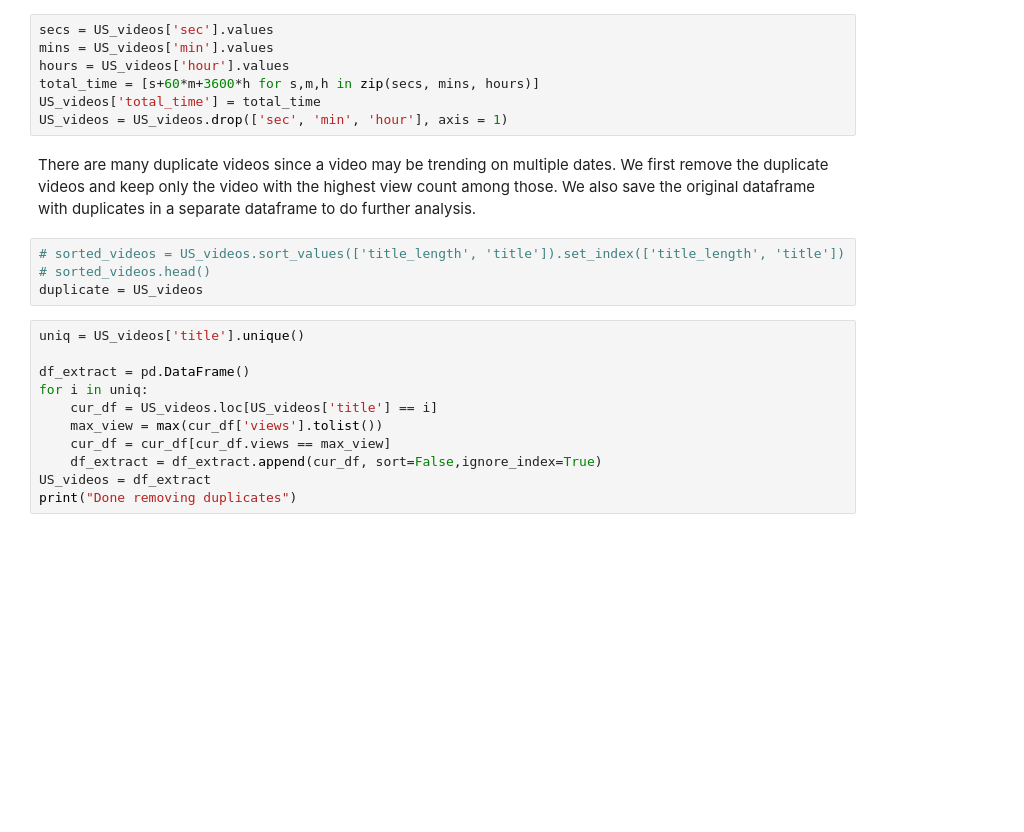
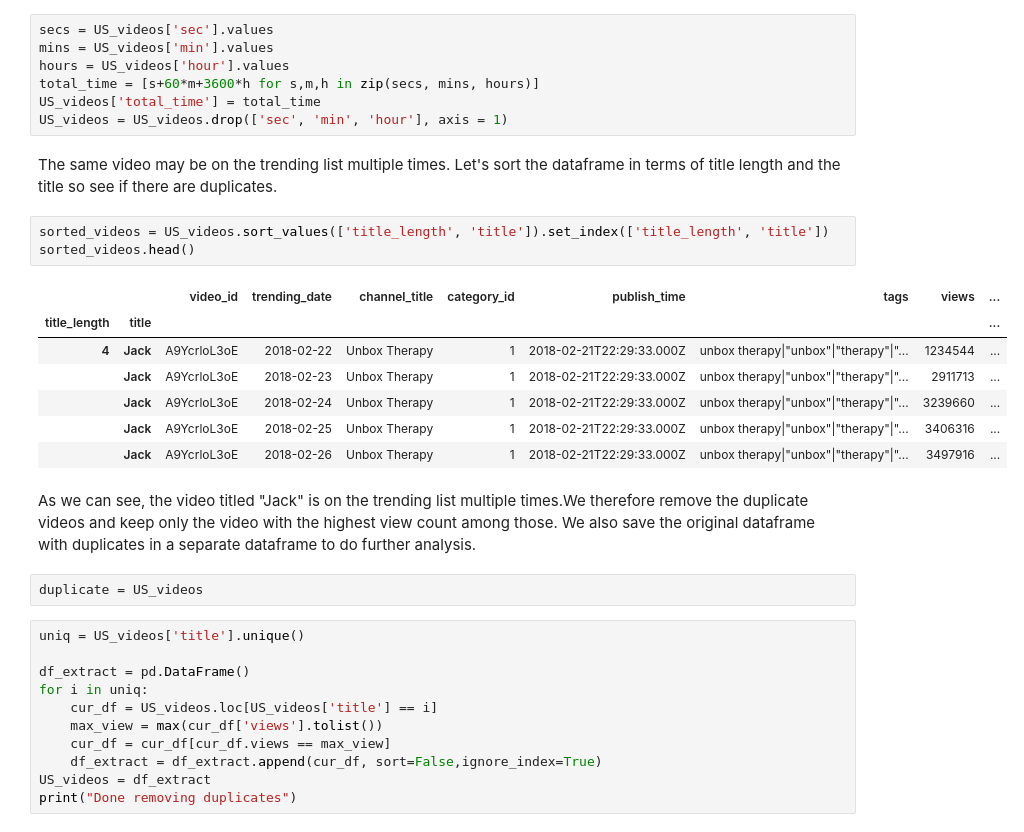
Before and after one commit to frankyyzy/Utube, a Jupyter notebook: finalproject.ipynb, the cells around one changed output. Cells and saved outputs as stored; diff of their text form; blank space fills up the shorter version.

```diff
--- a/finalproject.ipynb
+++ b/finalproject.ipynb
@@ -274,12 +272,23 @@ hours = US_videos['hour'].values
 total_time = [s+60*m+3600*h for s,m,h in zip(secs, mins, hours)]
 US_videos['total_time'] = total_time
 US_videos = US_videos.drop(['sec', 'min', 'hour'], axis = 1)
+# %% [markdown]
+The same video may be on the trending list multiple times. Let's sort the dataframe in terms of title length and the title so see if there are duplicates.
+# %%
+sorted_videos = US_videos.sort_values(['title_length', 'title']).set_index(['title_length', 'title'])
+sorted_videos.head()
+# %% [output]
+|  |  | video_id | trending_date | channel_title | category_id | publish_time | tags | views | ... |
+| title_length | title |  |  |  |  |  |  |  | ... |
+| 4 | Jack | A9YcrloL3oE | 2018-02-22 | Unbox Therapy | 1 | 2018-02-21T22:29:33.000Z | unbox therapy|"unbox"|"therapy"|"... | 1234544 | ... |
+|  | Jack | A9YcrloL3oE | 2018-02-23 | Unbox Therapy | 1 | 2018-02-21T22:29:33.000Z | unbox therapy|"unbox"|"therapy"|"... | 2911713 | ... |
+|  | Jack | A9YcrloL3oE | 2018-02-24 | Unbox Therapy | 1 | 2018-02-21T22:29:33.000Z | unbox therapy|"unbox"|"therapy"|"... | 3239660 | ... |
+|  | Jack | A9YcrloL3oE | 2018-02-25 | Unbox Therapy | 1 | 2018-02-21T22:29:33.000Z | unbox therapy|"unbox"|"therapy"|"... | 3406316 | ... |
+|  | Jack | A9YcrloL3oE | 2018-02-26 | Unbox Therapy | 1 | 2018-02-21T22:29:33.000Z | unbox therapy|"unbox"|"therapy"|"... | 3497916 | ... |
 # %% [markdown]
-There are many duplicate videos since a video may be trending on multiple dates. We first remove the duplicate videos and keep only the video with the highest view count among those. We also save the original dataframe with duplicates in a separate dataframe to do further analysis.
+As we can see, the video titled "Jack" is on the trending list multiple times.We therefore remove the duplicate videos and keep only the video with the highest view count among those. We also save the original dataframe with duplicates in a separate dataframe to do further analysis.
-# %%
-# sorted_videos = US_videos.sort_values(['title_length', 'title']).set_index(['title_length', 'title'])
-# sorted_videos.head()
-duplicate = US_videos
+# %%
+duplicate = US_videos
 # %%
 uniq = US_videos['title'].unique()
 
```
Also changed, not shown: parts of 47 cells of this notebook, 1 other file.
